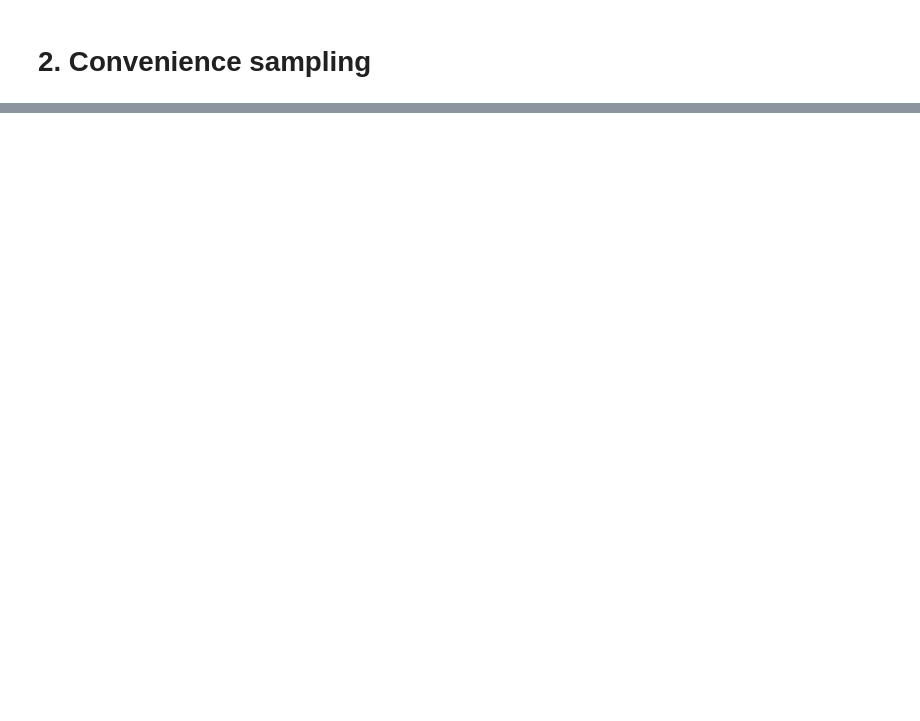
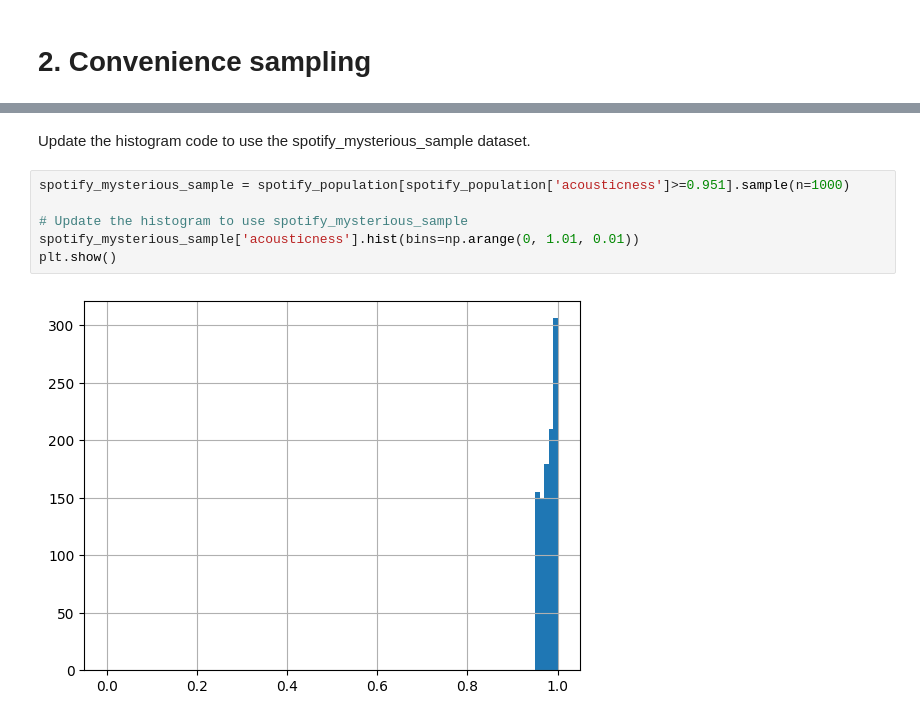
Before and after one commit to yazanhannun/Sampling-in-Python, a Jupyter notebook: 1_ Introduction to Sampling.ipynb, the cells around one changed output, grey strips where cells are left out. Drawn from its saved outputs; the diff is of its cells as text; blank space fills up the shorter version.

Commit message:
Convenience sampling/Are the findings from the sample generalizable

```diff
--- a/1_ Introduction to Sampling.ipynb
+++ b/1_ Introduction to Sampling.ipynb
@@ -94,0 +110,10 @@ print(mean_loudness_samp)
+# %% [markdown]
+Update the histogram code to use the spotify_mysterious_sample dataset.
+# %%
+spotify_mysterious_sample = spotify_population[spotify_population['acousticness']>=0.951].sample(n=1000)
+
+# Update the histogram to use spotify_mysterious_sample
+spotify_mysterious_sample['acousticness'].hist(bins=np.arange(0, 1.01, 0.01))
+plt.show()
+# %% [output]
+[figure, added]
```
Also changed, not shown: parts of 7 cells of this notebook.
